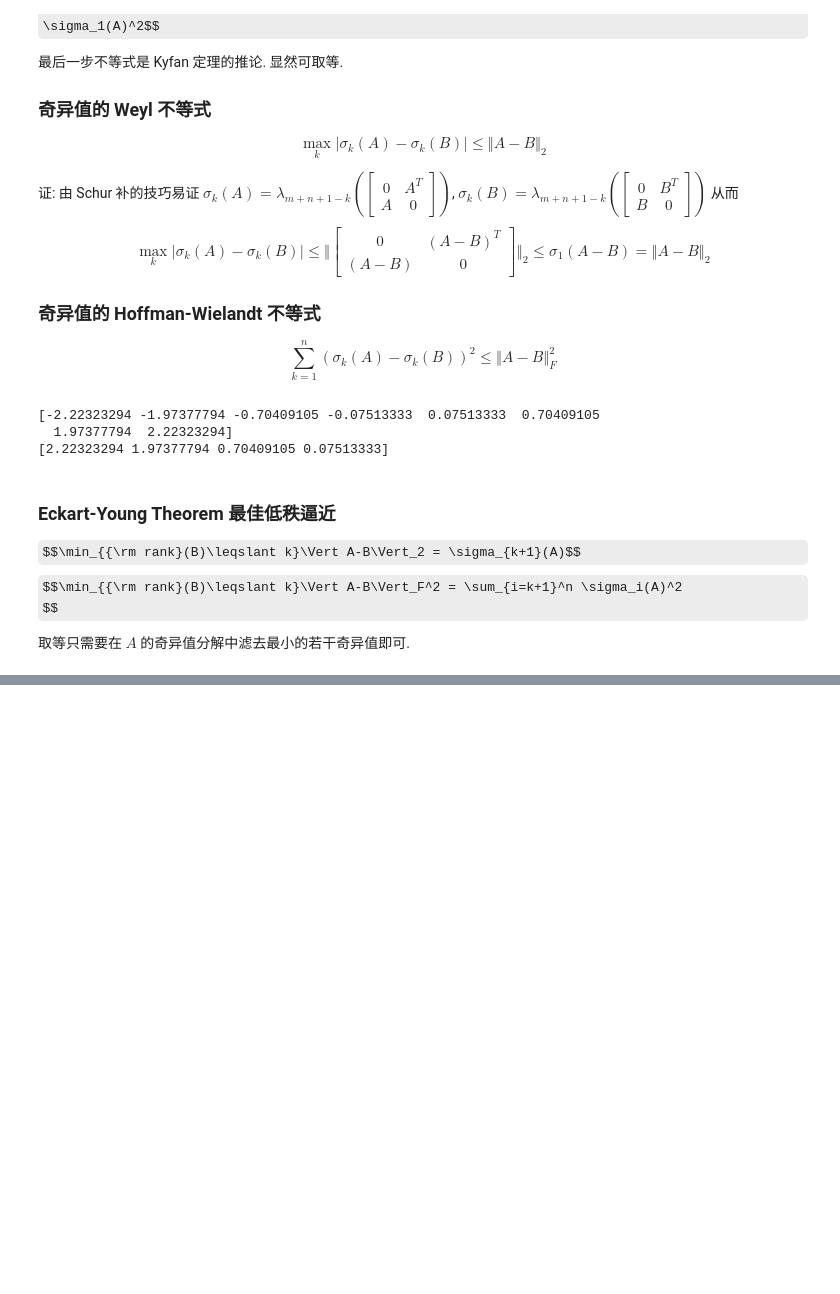
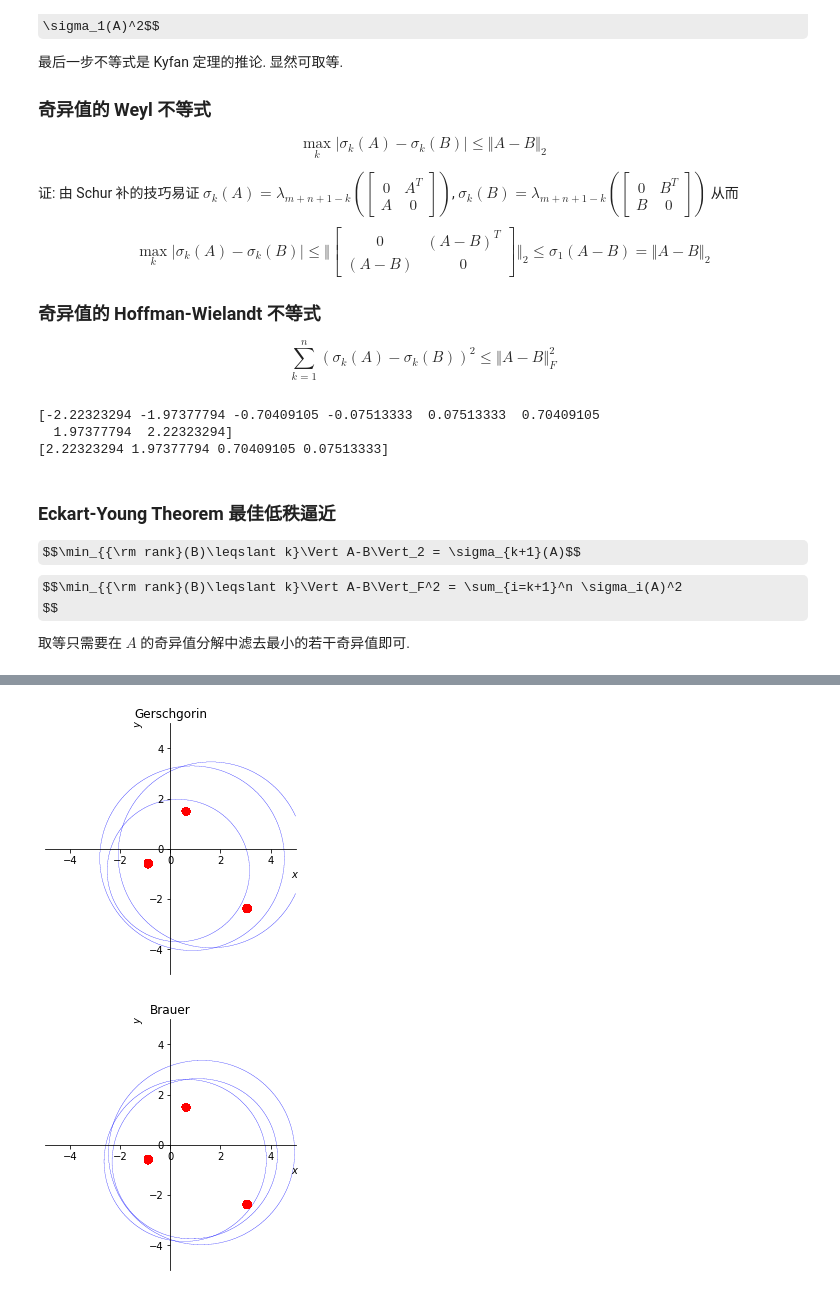
Before and after one commit to ForeverHaibara/Fudan-Courses, a Jupyter notebook: 高等线性代数/5 特征值的变分性质.ipynb, the cells around one changed output, grey strips where cells are left out. Saved outputs shown, nothing was run; the diff lists cells and outputs as text; code cells hidden in the pictures; some formulas as TeX source; blank space fills up the shorter version.

```diff
--- a/高等线性代数/5 特征值的变分性质.ipynb
+++ b/高等线性代数/5 特征值的变分性质.ipynb
@@ -239,0 +276,43 @@ $$D_i = \{|z-a_{ii}|^2\leqslant \sum_{j\neq i}|a_{ij}|^2\}$$
+# %%
+import numpy as np
+import sympy as sp
+
+def Eigenplot(A, xrange, yrange, method = 'Gerschgorin'):
+    assert method in ['Gerschgorin', 'Brauer'], 'Method should be one of "Gerschgorin" or "Brauer".'
+    rowsum = np.abs(A).sum(axis = 1) - np.abs(A.flat[::A.shape[0]+1])
+    x, y = sp.symbols('x y')
+    if method == 'Gerschgorin':
+        plots = [sp.plot_implicit(
+                        (x-A[i,i].real)**2 + (y-A[i,i].imag)**2 - rowsum[i]**2,
+                        (x,xrange[0], xrange[1]), (y, yrange[0], yrange[1]),
+                        show = False, aspect_ratio = (1,1), title = 'Gerschgorin'
+                    ) for i in range(A.shape[0])
+                ]
+    elif method == 'Brauer':
+        from itertools import combinations
+        plots = [sp.plot_implicit(
+                        ((x-A[i,i].real)**2 + (y-A[i,i].imag)**2) * ((x-A[j,j].real)**2 + (y-A[j,j].imag)**2)\
+                            - rowsum[i]**2 * rowsum[j]**2,
+                        (x,xrange[0], xrange[1]), (y, yrange[0], yrange[1]),
+                        show = False, aspect_ratio = (1,1), title = 'Brauer'
+                    ) for i, j in combinations(range(A.shape[0]), 2)
+                ]
+    eigvals = [sp.plot_implicit(
+                    (x-eig.real)**2 + (y-eig.imag)**2 < (xrange[1] - xrange[0])/240,
+                    (x,xrange[0], xrange[1]), (y, yrange[0], yrange[1]),
+                    show = False, aspect_ratio = (1,1), line_color = 'red'
+                ) for eig in (np.linalg.eigvals(A))
+            ]
+    [plots[0].extend(_) for _ in plots[1:]]
+    [plots[0].extend(_) for _ in eigvals]
+    return plots[0]
+
+
+np.random.seed(1)
+A = np.random.randn(3,3) + np.random.randn(3,3) * 1j
+
+Eigenplot(A, (-5, 5), (-5, 5), method = 'Gerschgorin').show()
+Eigenplot(A, (-5, 5), (-5, 5), method = 'Brauer').show()
+# %% [output]
+[figure, added]
+[figure, added]
```
Also changed, not shown: parts of 7 cells of this notebook, 2 other files.
